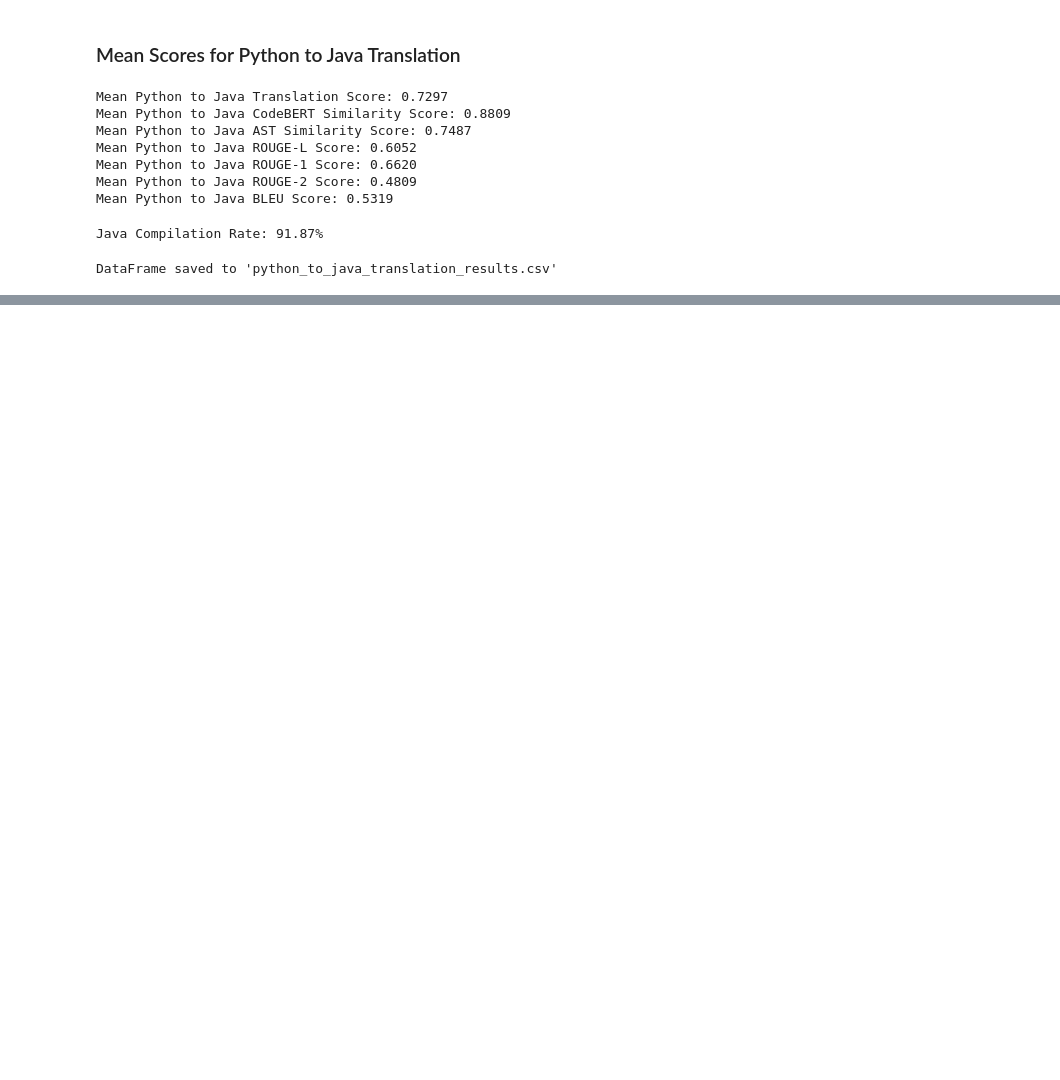
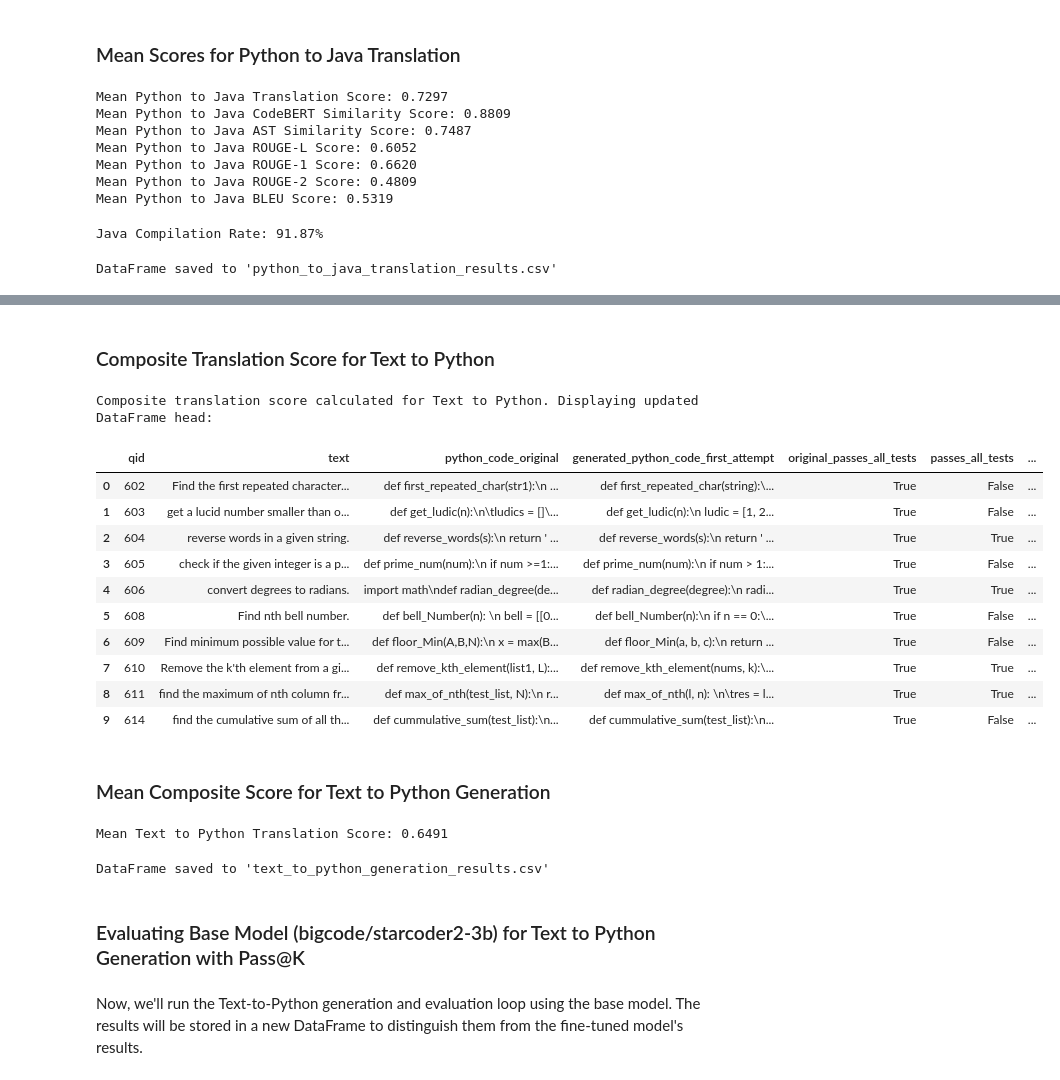
Before and after one commit to nayanjha16/CodeGen-Implementations-May_26, a Jupyter notebook: starcoder2_java2python_ast.ipynb, the cells around one changed output, grey strips where cells are left out. Cells and saved outputs as stored; diff of their text form; code cells hidden in the pictures; blank space fills up the shorter version.

```diff
--- a/starcoder2_java2python_ast.ipynb
+++ b/starcoder2_java2python_ast.ipynb
@@ -878,0 +1330,32 @@ DataFrame saved to 'python_to_java_translation_results.csv'
+# %%
+def generate_python_from_text_solution(model_to_eval, prompt_text, test_cases_str, num_solutions=1):
+    full_prompt = f"""
+             ### Instruction
+             Generate Python code that solves the following problem:
+             {prompt_text}
+
+             ### Test cases
+             {test_cases_str}
+
+             ### Response
+             """
+
+    inputs = tokenizer(full_prompt, return_tensors="pt").to(device)
+
+    outputs = model_to_eval.generate(
+        **inputs,
+        max_new_tokens=768,
+        do_sample=True,
+        temperature=0.2,
+        top_p=0.95,
+        num_return_sequences=num_solutions,
+        eos_token_id=tokenizer.eos_token_id,
+        pad_token_id=tokenizer.eos_token_id
+    )
+
+    generated_texts = [tokenizer.decode(output, skip_special_tokens=True) for output in outputs]
+
+    return generated_texts
+# %%
+test_cases_df = pd.read_csv('/content/java_python_translation_pairs_corrected_6.csv')
+display(test_cases_df.head())
@@ -878,0 +1488,43 @@ DataFrame saved to 'python_to_java_translation_results.csv'
+# %% [markdown]
+### Composite Translation Score for Text to Python
+# %%
+python_text_gen_results_df["translation_score"] = (
+    0.35 * python_text_gen_results_df["codebert_similarity_score"] +
+    0.25 * python_text_gen_results_df["ast_similarity_score"] +
+    0.15 * python_text_gen_results_df["rougeL_score"] +
+    0.10 * python_text_gen_results_df["rouge1_score"] +
+    0.05 * python_text_gen_results_df["rouge2_score"] +
+    0.10 * python_text_gen_results_df["bleu_score"]
+)
+
+print("Composite translation score calculated for Text to Python. Displaying updated DataFrame head:")
+display(python_text_gen_results_df.head(10))
+# %% [output]
+Composite translation score calculated for Text to Python. Displaying updated DataFrame head:
+|  | qid | text | python_code_original | generated_python_code_first_attempt | original_passes_all_tests | passes_all_tests | ... |
+| 0 | 602 | Find the first repeated character... | def first_repeated_char(str1):\n ... | def first_repeated_char(string):\... | True | False | ... |
+| 1 | 603 | get a lucid number smaller than o... | def get_ludic(n):\n\tludics = []\... | def get_ludic(n):\n ludic = [1, 2... | True | False | ... |
+| 2 | 604 | reverse words in a given string. | def reverse_words(s):\n return ' ... | def reverse_words(s):\n return ' ... | True | True | ... |
+| 3 | 605 | check if the given integer is a p... | def prime_num(num):\n if num >=1:... | def prime_num(num):\n if num > 1:... | True | False | ... |
+| 4 | 606 | convert degrees to radians. | import math\ndef radian_degree(de... | def radian_degree(degree):\n radi... | True | True | ... |
+| 5 | 608 | Find nth bell number. | def bell_Number(n): \n bell = [[0... | def bell_Number(n):\n if n == 0:\... | True | False | ... |
+| 6 | 609 | Find minimum possible value for t... | def floor_Min(A,B,N):\n x = max(B... | def floor_Min(a, b, c):\n return ... | True | False | ... |
+| 7 | 610 | Remove the k'th element from a gi... | def remove_kth_element(list1, L):... | def remove_kth_element(nums, k):\... | True | True | ... |
+| 8 | 611 | find the maximum of nth column fr... | def max_of_nth(test_list, N):\n r... | def max_of_nth(l, n): \n\tres = l... | True | True | ... |
+| 9 | 614 | find the cumulative sum of all th... | def cummulative_sum(test_list):\n... | def cummulative_sum(test_list):\n... | True | False | ... |
+# %% [markdown]
+### Mean Composite Score for Text to Python Generation
+# %%
+mean_translation_score_python_text_gen = python_text_gen_results_df['translation_score'].mean()
+print(f"Mean Text to Python Translation Score: {mean_translation_score_python_text_gen:.4f}")
+# %% [output]
+Mean Text to Python Translation Score: 0.6491
+# %%
+python_text_gen_results_df.to_csv('text_to_python_generation_results.csv', index=False)
+print("DataFrame saved to 'text_to_python_generation_results.csv'")
+# %% [output]
+DataFrame saved to 'text_to_python_generation_results.csv'
+# %% [markdown]
+### Evaluating Base Model (bigcode/starcoder2-3b) for Text to Python Generation with Pass@K
+# %% [markdown]
+Now, we'll run the Text-to-Python generation and evaluation loop using the base model. The results will be stored in a new DataFrame to distinguish them from the fine-tuned model's results.
```
Also changed, not shown: parts of 95 cells of this notebook, 1 other file.
